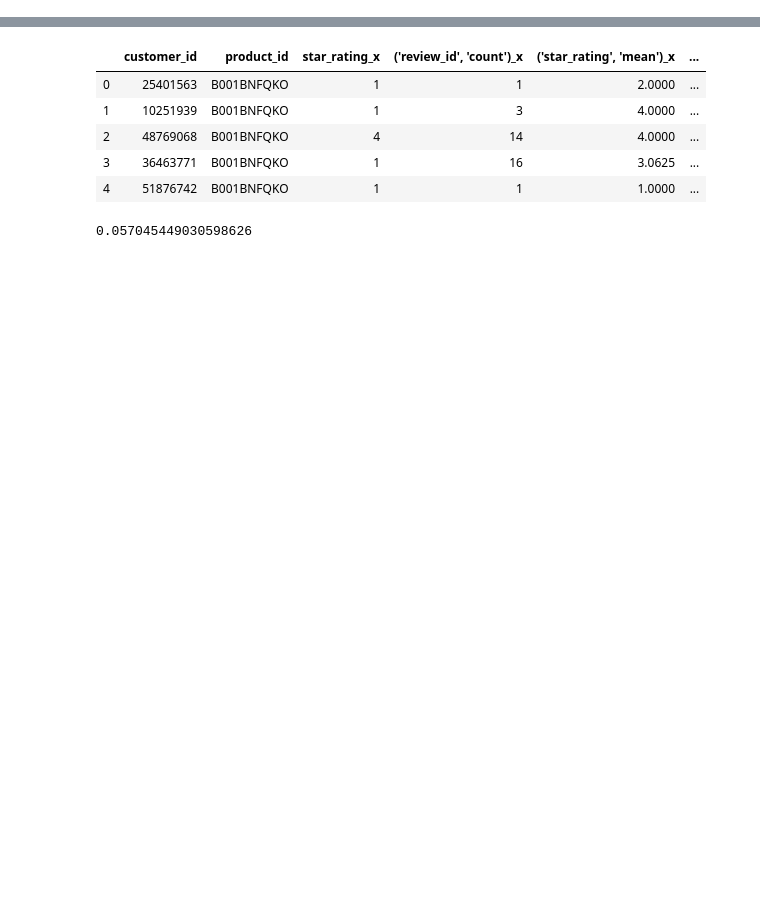
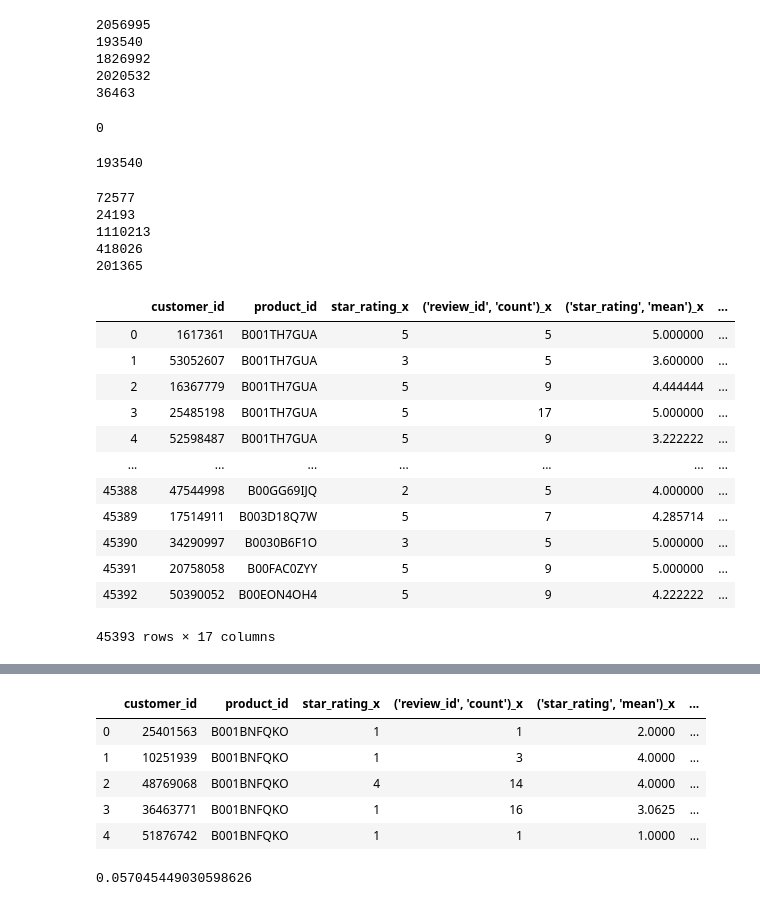
Before and after one commit to atschida/review-prediction, a Jupyter notebook: Data Manipulation.ipynb, the cells around one changed output, grey strips where cells are left out. Saved outputs shown, nothing was run; the diff lists cells and outputs as text; code cells hidden in the pictures; blank space fills up the shorter version.

```diff
--- a/Data Manipulation.ipynb
+++ b/Data Manipulation.ipynb
@@ -50,0 +84,43 @@ train_join_df.head()
+# %%
+print(len(cust_group.index))
+print(len(max_review.index))
+print(len(filtered_reviews.index))
+print(len(max_review.index) + len(filtered_reviews.index))
+print(len(cust_group.index) - (len(max_review.index) + len(filtered_reviews.index)))
+# %% [output]
+2056995
+193540
+1826992
+2020532
+36463
+# %%
+missing = cust_group.drop(filtered_reviews.index).drop(max_review.index)
+len(missing)
+# %% [output]
+0
+# %%
+len(max_review)
+# %% [output]
+193540
+# %%
+cluster_raw_max = max_review[ :len(max_review) // 2]
+train_raw_max = max_review[len(max_review) // 2 : 7 * len(max_review) //  8]
+test_raw_max = max_review[7 * len(max_review) // 8 : ]
+
+indices_cluster = filtered_reviews['customer_id'].isin(cluster_raw_max['customer_id'])
+indices_train = filtered_reviews['customer_id'].isin(train_raw_max['customer_id'])
+cluster_raw = pd.concat([filtered_reviews[indices_cluster], cluster_raw_max])
+train_raw = filtered_reviews[indices]
+test_raw = filtered_reviews[~indices_cluster & ~indices_train]
+
+print(len(train_raw_max))
+print(len(test_raw_max))
+print(len(cluster_raw))
+print(len(train_raw))
+print(len(test_raw))
+# %% [output]
+72577
+24193
+1110213
+418026
+201365
@@ -50,0 +134,34 @@ train_join_df.head()
+# %%
+filtered_reviews = pd.concat([filtered_reviews, cluster_raw_max])
+# %%
+def create_agg(df, col):
+    criteria = {'review_id': 'count',
+            'star_rating': ['mean', 'std'],
+            'total_votes': ['mean', 'std'],
+            'helpful_votes': ['mean', 'std']}
+    return df.groupby(df[col]).agg(criteria).fillna(0)
+# %%
+product_df = create_agg(filtered_reviews, 'product_id')
+cluster_df = create_agg(cluster_raw, 'customer_id')
+train_cust_df = create_agg(train_raw, 'customer_id')
+test_cust_df = create_agg(test_raw, 'customer_id')
+train_lookup = train_raw_max[['customer_id', 'product_id', 'star_rating']]
+test_lookup = test_raw_max[['customer_id', 'product_id', 'star_rating']]
+# %%
+train_df = pd.merge(train_lookup, train_cust_df, how='inner', on='customer_id')
+train_df = pd.merge(train_df, product_df, how='inner', on='product_id')
+train_df
+# %% [output]
+|  | customer_id | product_id | star_rating_x | ('review_id', 'count')_x | ('star_rating', 'mean')_x | ... |
+| 0 | 1617361 | B001TH7GUA | 5 | 5 | 5.000000 | ... |
+| 1 | 53052607 | B001TH7GUA | 3 | 5 | 3.600000 | ... |
+| 2 | 16367779 | B001TH7GUA | 5 | 9 | 4.444444 | ... |
+| 3 | 25485198 | B001TH7GUA | 5 | 17 | 5.000000 | ... |
+| 4 | 52598487 | B001TH7GUA | 5 | 9 | 3.222222 | ... |
+| ... | ... | ... | ... | ... | ... | ... |
+| 45388 | 47544998 | B00GG69IJQ | 2 | 5 | 4.000000 | ... |
+| 45389 | 17514911 | B003D18Q7W | 5 | 7 | 4.285714 | ... |
+| 45390 | 34290997 | B0030B6F1O | 3 | 5 | 5.000000 | ... |
+| 45391 | 20758058 | B00FAC0ZYY | 5 | 9 | 5.000000 | ... |
+| 45392 | 50390052 | B00EON4OH4 | 5 | 9 | 4.222222 | ... |
+45393 rows × 17 columns
```
Also changed, not shown: parts of 13 cells of this notebook.
